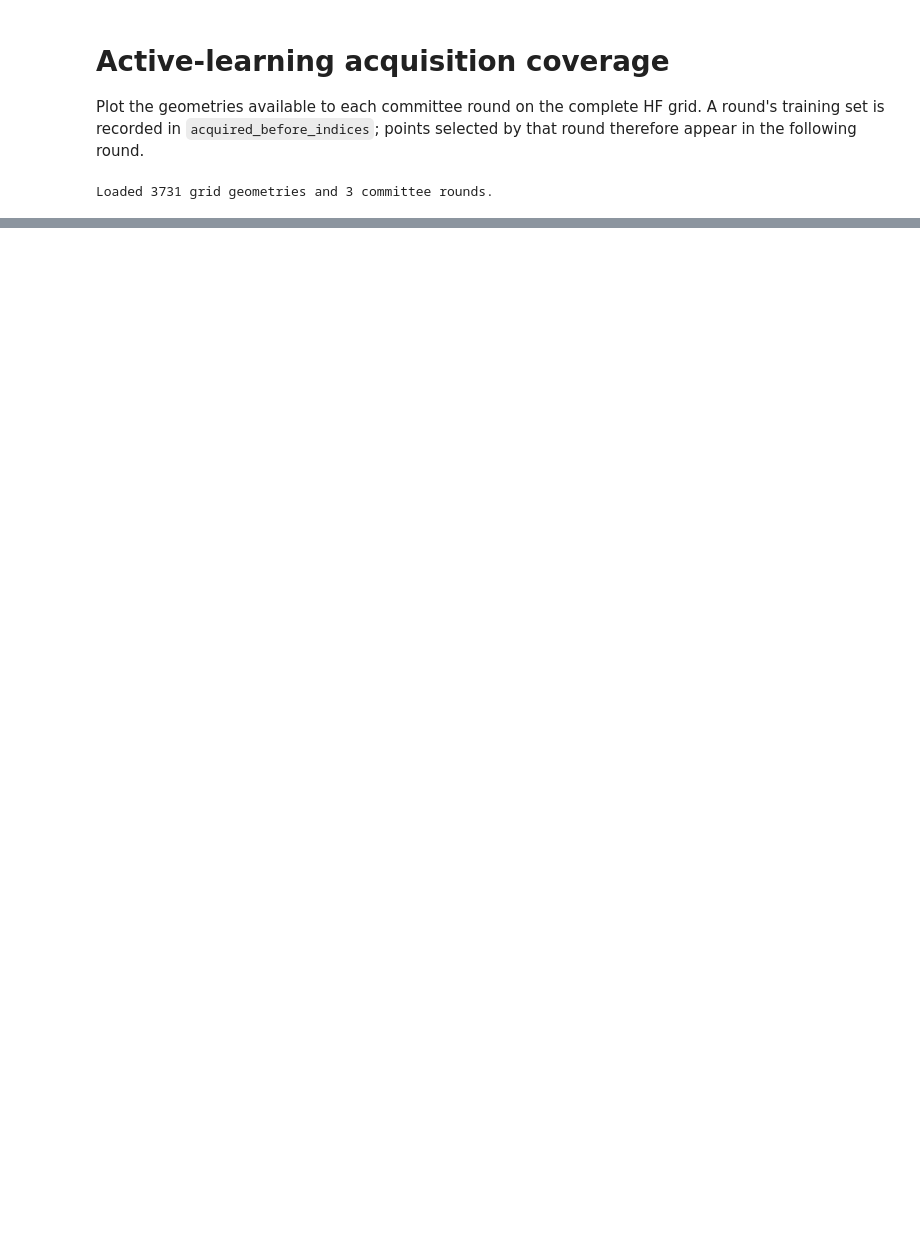
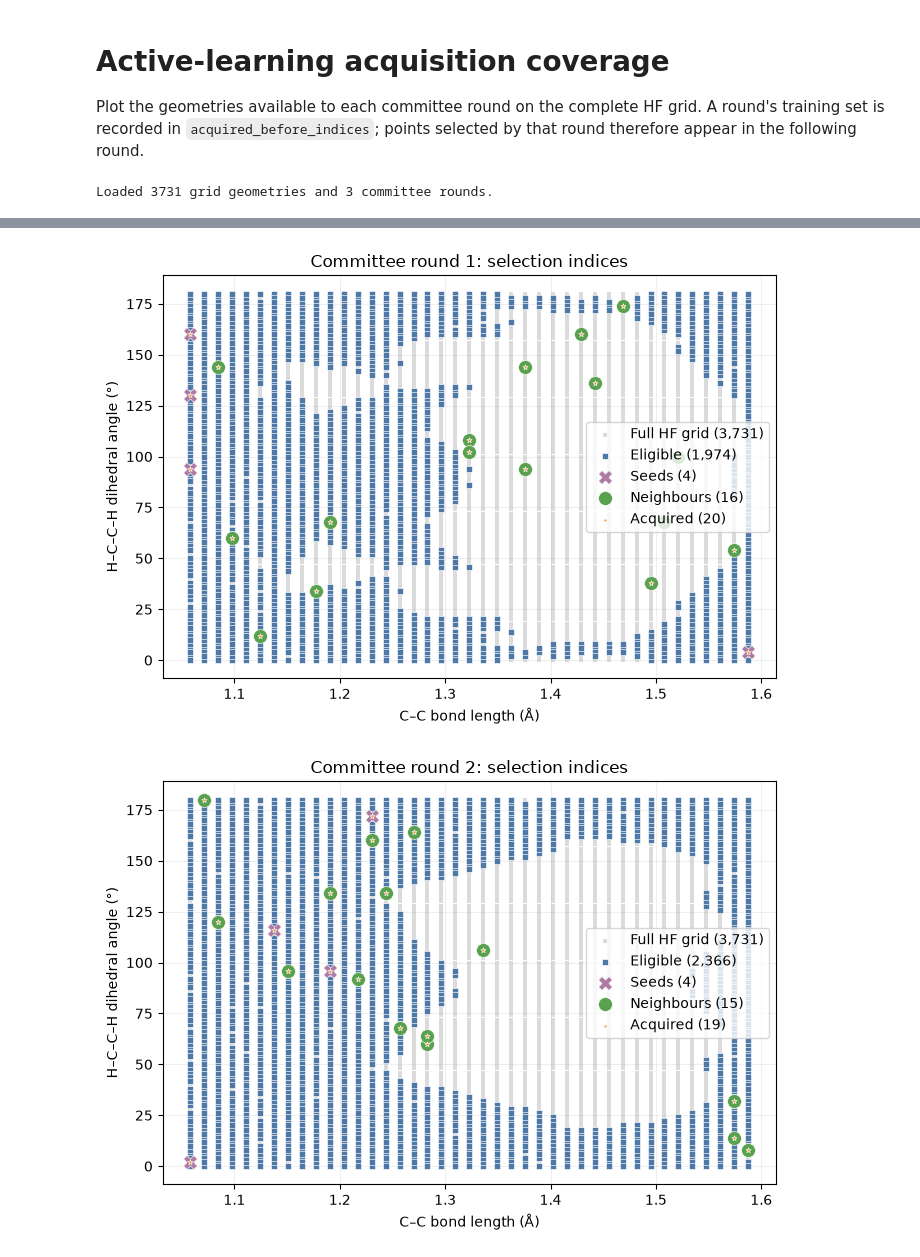
Before and after one commit to yoghurtfork/X-MACE-sampling, a Jupyter notebook: notebooks/active_learning_analyse.ipynb, the cells around one changed output, grey strips where cells are left out. Cells and saved outputs as stored; diff of their text form; code cells hidden in the pictures; blank space fills up the shorter version.

```diff
--- a/notebooks/active_learning_analyse.ipynb
+++ b/notebooks/active_learning_analyse.ipynb
@@ -85,0 +135,42 @@ for round_record in result['rounds']:
+# %%
+# Show the selection stages on the same HCCH-dihedral/bond-length grid.
+selection_groups = (
+    ('eligible_indices', 'Eligible', '#4e79a7', 's', 16),
+    ('seed_indices', 'Seeds', '#af7aa1', 'X', 100),
+    ('neighbour_indices', 'Neighbours', '#59a14f', 'o', 100),
+    ('acquired_indices', 'Acquired', '#f28e2b', '*', 16),
+)
+
+for round_record in result['rounds']:
+    round_number = round_record['round_number'] + 1
+    selection = round_record.get('selection', {})
+
+    fig, ax = plt.subplots(figsize=(7, 5))
+    ax.scatter(
+        cc_bond_lengths, hcch_dihedrals,
+        s=10, color='0.86', marker='s', linewidths=0,
+        label=f'Full HF grid ({len(hf_grid):,})', zorder=1,
+    )
+    # Draw broad candidate sets first, then the selected subsets on top.
+    for zorder, (key, label, colour, marker, size) in enumerate(selection_groups, start=2):
+        indices = np.asarray(selection.get(key, []), dtype=int)
+        if not len(indices):
+            continue
+        ax.scatter(
+            cc_bond_lengths[indices], hcch_dihedrals[indices],
+            s=size, color=colour, marker=marker, edgecolor='white', linewidth=0.45,
+            label=f'{label} ({len(indices):,})', zorder=zorder,
+        )
+
+    ax.set(
+        title=f'Committee round {round_number}: selection indices',
+        xlabel='C–C bond length (Å)',
+        ylabel='H–C–C–H dihedral angle (°)',
+    )
+    ax.legend(loc='best')
+    ax.grid(alpha=0.2)
+    fig.tight_layout()
+    plt.show()
+# %% [output]
+[figure, added]
+[figure, added]
```
Also changed, not shown: parts of 4 cells of this notebook, 19 other files.
